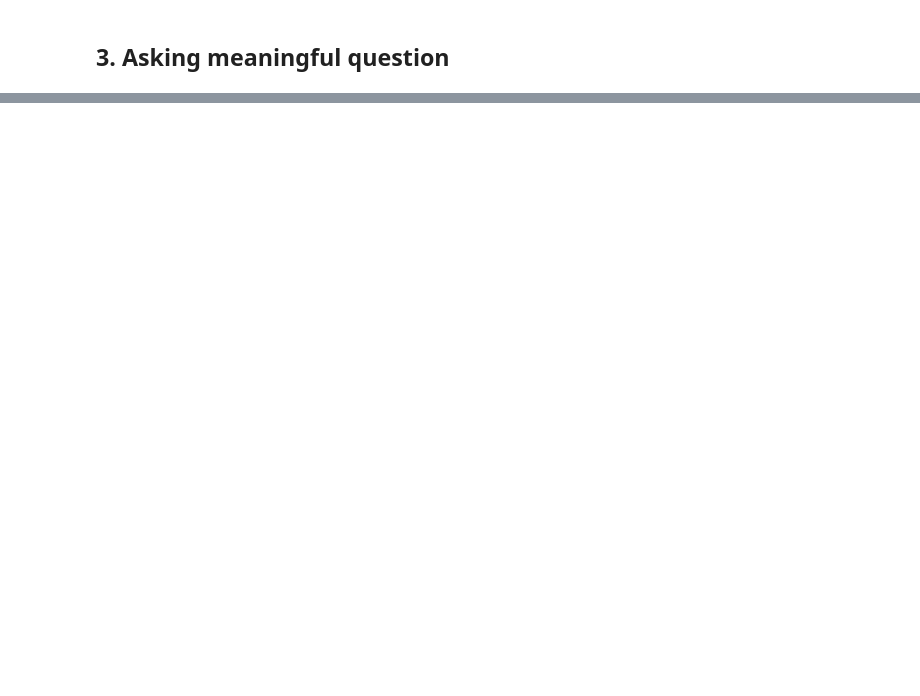
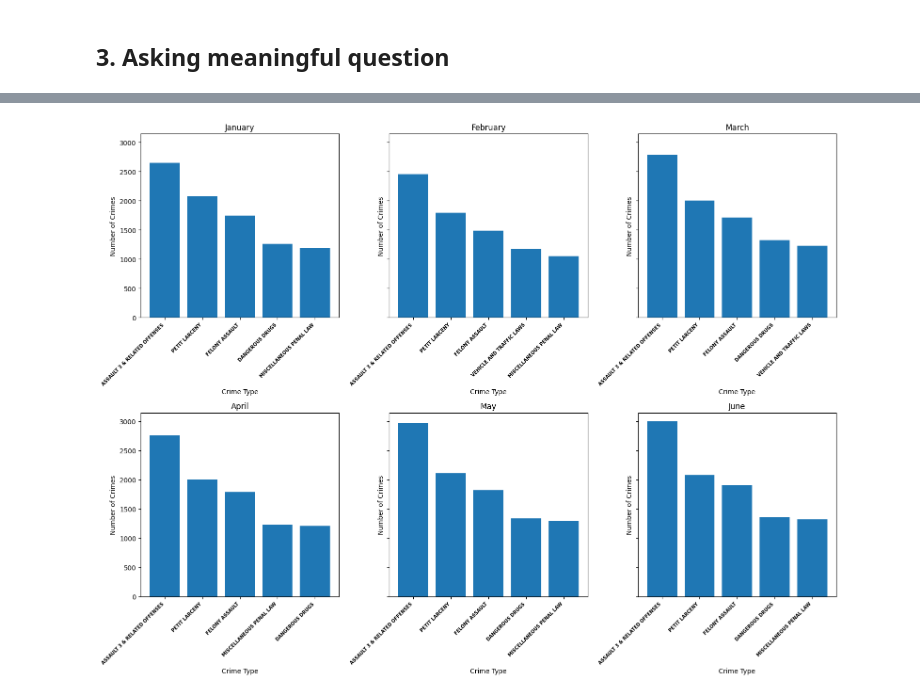
Before and after one commit to gigachad0209/Final-Project-LTKHDL, a Jupyter notebook: exploring.ipynb, the cells around one changed output, grey strips where cells are left out. Saved outputs shown, nothing was run; the diff lists cells and outputs as text; code cells hidden in the pictures; blank space fills up the shorter version.

```diff
--- a/exploring.ipynb
+++ b/exploring.ipynb
@@ -16,0 +45,2 @@ df.head(5)
+# %%
+df['ARREST_DATE'] = pd.to_datetime(df['ARREST_DATE'], format='%m/%d/%Y')
@@ -16,0 +53,12 @@ df.head(5)
+# %%
+df['Month'] = df['ARREST_DATE'].dt.month
+month_mapping = {1: 'January', 2: 'February', 3: 'March', 4: 'April', 5: 'May', 6: 'June',
+                 7: 'July', 8: 'August', 9: 'September', 10: 'October', 11: 'November', 12: 'December'}
+
+df['Month'] = df['Month'].map(month_mapping)
+
+monthly_crime_counts = df.groupby(['Month', 'OFNS_DESC']).size().reset_index(name='CrimeCount')
+monthly_crime_counts.sort_values(['Month', 'CrimeCount'], ascending=[True, False], inplace=True)
+
+top5_crimes_by_month = monthly_crime_counts.groupby(['Month'])
+print(top5_crimes_by_month)
@@ -16,0 +88,31 @@ df.head(5)
+# %%
+df['ARREST_DATE'] = pd.to_datetime(df['ARREST_DATE'])
+
+# Extract month and year from the 'ARREST_DATE' column
+df['Month'] = df['ARREST_DATE'].dt.month
+
+# Map month numbers to month names
+month_mapping = {1: 'January', 2: 'February', 3: 'March', 4: 'April', 5: 'May', 6: 'June'}
+
+df['Month'] = df['Month'].map(month_mapping)
+
+# Group by month and crime description, count occurrences, and sort the values
+monthly_crime_counts = df.groupby(['Month', 'OFNS_DESC']).size().reset_index(name='CrimeCount')
+monthly_crime_counts.sort_values(['Month', 'CrimeCount'], ascending=[True, False], inplace=True)
+
+fig, axes = plt.subplots(nrows=2, ncols=3, figsize=(16, 12), sharey=True, tight_layout=True)
+axes = axes.flatten()
+
+for i, month in enumerate(month_mapping.values(), 1):
+    top5_crimes_month = monthly_crime_counts[monthly_crime_counts['Month'] == month].head(5)
+
+    ax = axes[i - 1]
+    ax.bar(top5_crimes_month['OFNS_DESC'], top5_crimes_month['CrimeCount'])
+    ax.set_title(month)
+    ax.set_xlabel('Crime Type')
+    ax.set_ylabel('Number of Crimes')
+    ax.set_xticklabels(top5_crimes_month['OFNS_DESC'], rotation=45, ha='right', fontsize=7,  weight = 'bold')
+# Show the plot
+plt.show()
+# %% [output]
+[figure, added]
```
Also changed, not shown: parts of 20 cells of this notebook, 1 other file.
